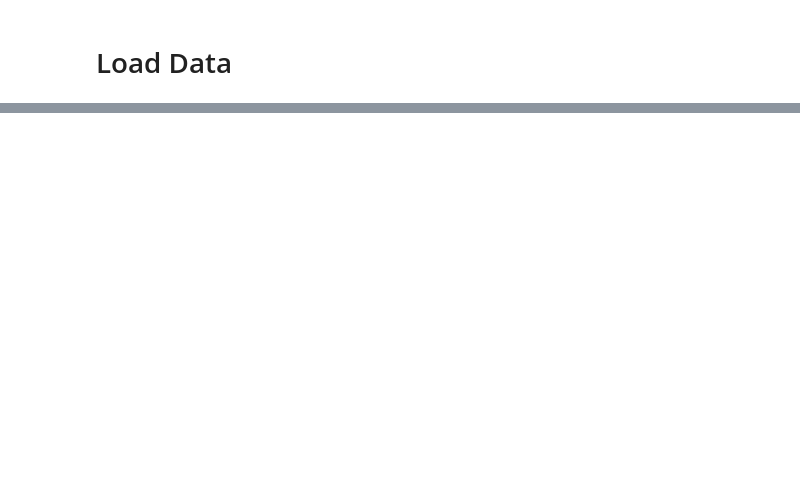
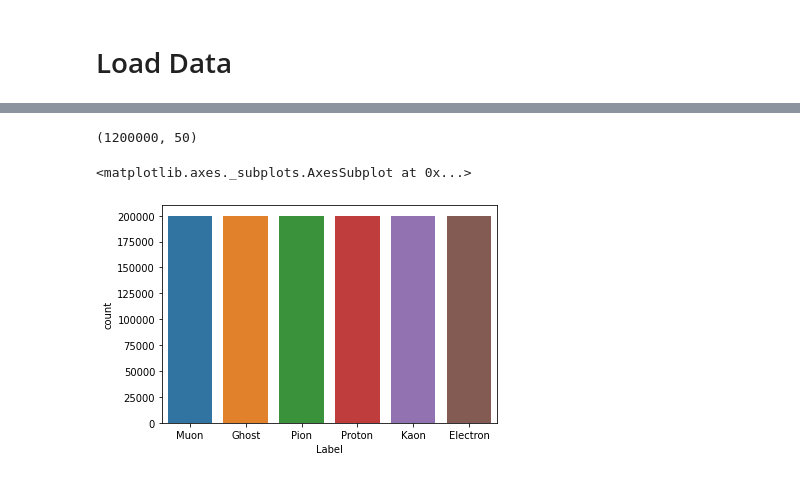
Before and after one commit to basselkassem/classifier-adversary, a Jupyter notebook: classifier_adversary.ipynb, the cells around one changed output, grey strips where cells are left out. Cells and saved outputs as stored; diff of their text form; code cells hidden in the pictures; blank space fills up the shorter version.

```diff
--- a/classifier_adversary.ipynb
+++ b/classifier_adversary.ipynb
@@ -55,0 +54,3 @@ class Adversary(Model):
+# %%
+data_path = 'drive/My Drive/colab/hadron-collider-machine-learning-Week_2/week2/training.csv.gz'
+data = pd.read_csv(data_path)
@@ -55,0 +68,9 @@ class Adversary(Model):
+# %%
+print(data.shape)
+# %% [output]
+(1200000, 50)
+# %%
+sns.countplot(x = 'Label', data = data)
+# %% [output]
+<matplotlib.axes._subplots.AxesSubplot at 0x...>
+[figure, added]
```
Also changed, not shown: parts of 56 cells of this notebook.
